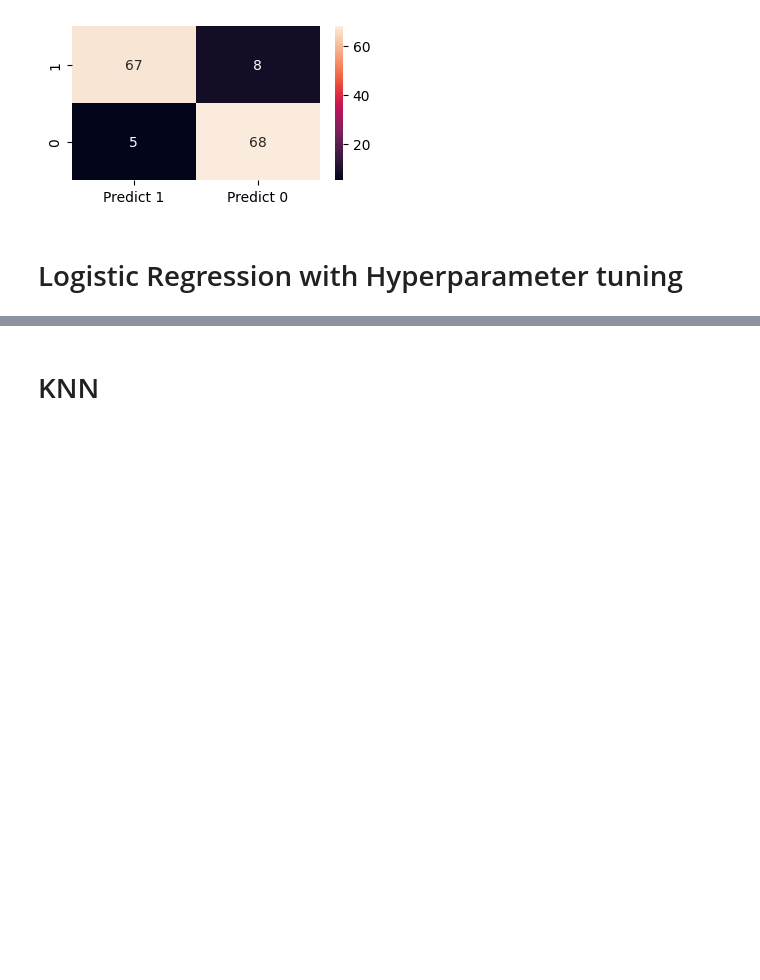
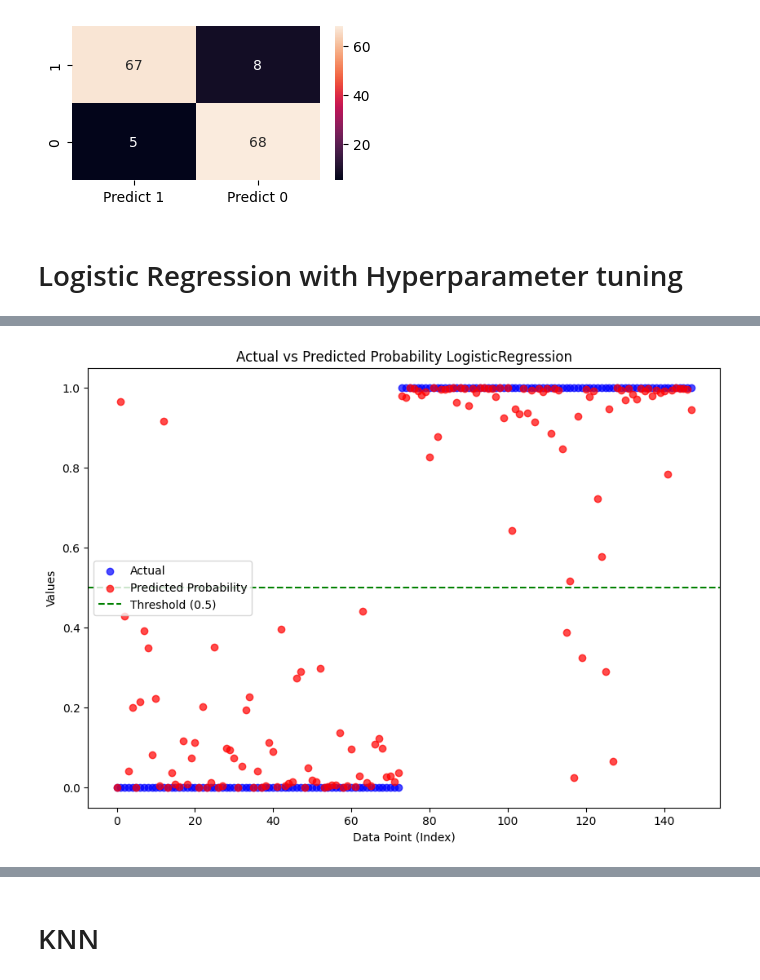
Before and after one commit to tomasfgon/Predictive-models-Parkinson, a Jupyter notebook: src/modeling.ipynb, the cells around one changed output, grey strips where cells are left out. Saved outputs shown, nothing was run; the diff lists cells and outputs as text; code cells hidden in the pictures; blank space fills up the shorter version.

```diff
--- a/src/modeling.ipynb
+++ b/src/modeling.ipynb
@@ -243,44 +291,31 @@ c_values = [100, 10, 1.0, 0.1, 0.01]
 #Convert to dictionary
 hyperparameters = dict(solver=solvers,penalty=penalty,C=c_values)
 #Create new LR object
-model_lr2 = LogisticRegression()
+model_lr_2 = LogisticRegression()
 
 cv = RepeatedStratifiedKFold(n_splits=10, n_repeats=3, random_state=1)
 
 #Use GridSearch
-clf = GridSearchCV(model_lr2, hyperparameters, cv=cv)
+clf = GridSearchCV(model_lr_2, hyperparameters, cv=cv)
+
 
 #clf = RandomizedSearchCV(knn_2, hyperparameters, n_iter=500, cv=8, scoring="recall")
 #Fit the model
-best_model = clf.fit(X_train, y_train)
+best_model_lr_2 = clf.fit(X_train, y_train)
 #Print The value of best Hyperparameters
 #print('Best leaf_size:', best_model.best_estimator_.get_params()['leaf_size'])
 #print('Best p:', best_model.best_estimator_.get_params()['p'])
 #print('Best n_neighbors:', best_model.best_estimator_.get_params()['n_neighbors'])
-print('Best Score: %s' % best_model.best_score_)
-print('Best Hyperparameters: %s' % best_model.best_params_)
+print('Best Score: %s' % best_model_lr_2.best_score_)
+print('Best Hyperparameters: %s' % best_model_lr_2.best_params_)
 print(hyperparameters)
-y_pred_lr_2 = best_model.predict(X_test)
+
+
+y_pred_lr_2 = best_model_lr_2.predict(X_test)
 
 conf_matrix_knn_2 = confusion_matrix(y_test, y_pred_lr_2)
 
 accuracy_knn_2 = ((conf_matrix_knn_2[0,0] + conf_matrix_knn_2[1,1])/(conf_matrix_knn_2[0,0] +conf_matrix_knn_2[0,1]+conf_matrix_knn_2[1,0]+conf_matrix_knn_2[1,1]))*100
-
-plt.figure(figsize = (4,2))
-sns.heatmap(conf_matrix_knn_2, annot=True)
-
-print(accuracy_knn_2)
-
-#Checking performance our model with classification report.
-print(classification_report(y_test, y_pred_lr_2))
-#Checking performance our model with ROC Score.
-print(roc_auc_score(y_test, y_pred_lr_2))
-
-print(y_pred_lr_2)
-
-print(y_test)
-
-saveMetricsFinalDf('Logistic Regression (HPT)', y_test, y_pred_lr_2)
 # %% [output]
 STOP: TOTAL NO. of ITERATIONS REACHED LIMIT.
 
@@ -319,0 +340,3 @@ Name: PD, Length: 148, dtype: float64
+# %%
+table_lr_2 = predictedVsActualTable(best_model_lr_2, X_test, y_test, type(model_lr_2))
+print(table_lr_2)
@@ -319,0 +358,4 @@ Name: PD, Length: 148, dtype: float64
+# %%
+pva_plot_lr_2 = predictedVsActualPlot(table_lr_2)
+# %% [output]
+[figure, added]
```
Also changed, not shown: parts of 73 cells of this notebook.
